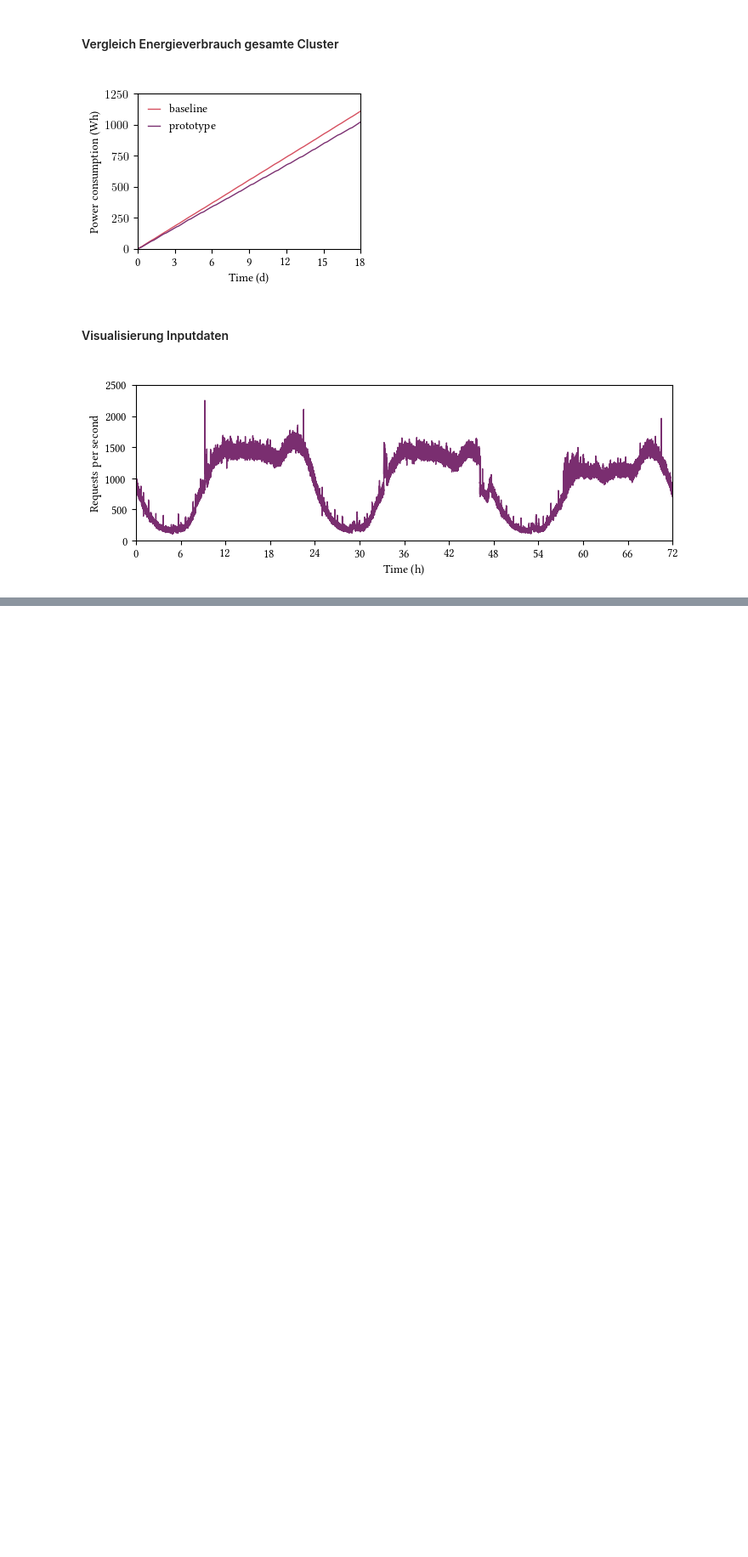
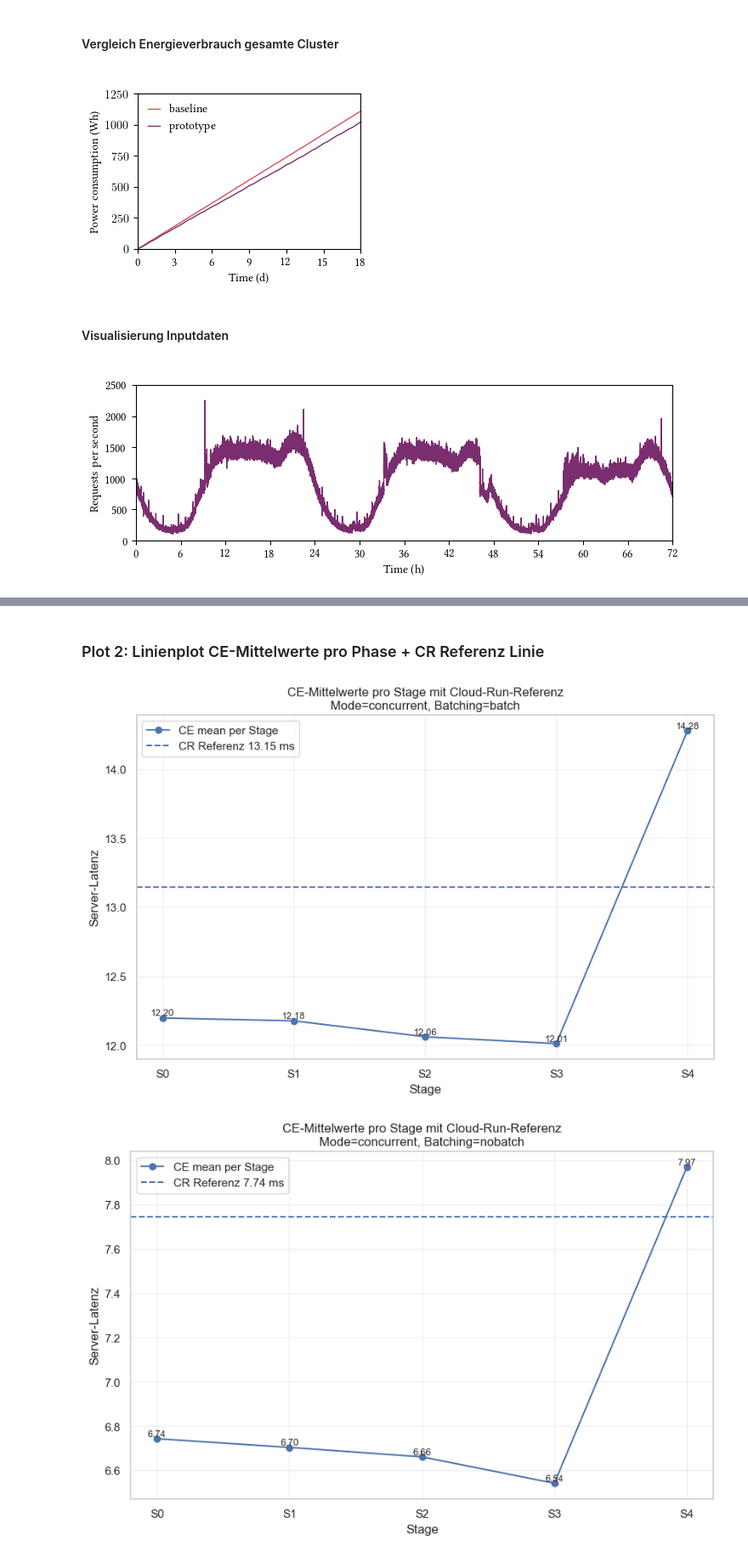
Before and after one commit to susannahufnagl/cloud-run-latency-analysis, a Jupyter notebook: analysis/Untitled.ipynb, the cells around one changed output, grey strips where cells are left out. Shown at 85% size. Saved outputs shown, nothing was run; the diff lists cells and outputs as text; code cells hidden in the pictures; blank space fills up the shorter version.

```diff
--- a/analysis/Untitled.ipynb
+++ b/analysis/Untitled.ipynb
@@ -1223,0 +715,6 @@ Passing `palette` without assigning `hue` is deprecated and will be removed in v
+# %%
+ce_run_stats_client, ce_stage_stats_client = aggregate_ce_by_stage(lat, metric_col="client_total_ms")
+ce_run_stats_client
+
+# ce_run_stats_client--> statisik pro run
+# ce_stage_stats_client --> statistik pro stage
@@ -1223,0 +1017,2 @@ Passing `palette` without assigning `hue` is deprecated and will be removed in v
+# %% [markdown]
+### Plot 2: Linienplot CE-Mittelwerte pro Phase + CR Referenz Linie
@@ -1223,0 +1059,61 @@ Passing `palette` without assigning `hue` is deprecated and will be removed in v
+# %%
+plot_ce_means_per_phase_with_cr_ref(
+    ce_phase_metrics_server,
+    cr_ref_server,   # sind server Referenzen
+    mode="concurrent",
+    batching="batch",
+    metric_label="Server-Latenz",
+)
+plot_ce_means_per_phase_with_cr_ref(
+    ce_phase_metrics_server,
+    cr_ref_server,   # sind server Referenzen
+    mode="concurrent",
+    batching="nobatch",
+    metric_label="Server-Latenz",
+)
+plot_ce_means_per_phase_with_cr_ref(
+    ce_phase_metrics_server,
+    cr_ref_server,   # sind server Referenzen
+    mode="independent",
+    batching="batch",
+    metric_label="Server-Latenz",
+)
+plot_ce_means_per_phase_with_cr_ref(
+    ce_phase_metrics_server,
+    cr_ref_server,   # sind server Referenzen
+    mode="independent",
+    batching="nobatch",
+    metric_label="Server-Latenz",
+)
+
+plot_ce_means_per_phase_with_cr_ref(
+    ce_phase_metrics_client,
+    cr_ref_client,
+    mode="concurrent",
+    batching="batch",
+    metric_label="Client-Latenz",
+)
+plot_ce_means_per_phase_with_cr_ref(
+    ce_phase_metrics_client,
+    cr_ref_client,
+    mode="concurrent",
+    batching="nobatch",
+    metric_label="Client-Latenz",
+)
+plot_ce_means_per_phase_with_cr_ref(
+    ce_phase_metrics_client,
+    cr_ref_client,
+    mode="independent",
+    batching="batch",
+    metric_label="Client-Latenz",
+)
+plot_ce_means_per_phase_with_cr_ref(
+    ce_phase_metrics_client,
+    cr_ref_client,
+    mode="independent",
+    batching="nobatch",
+    metric_label="Client-Latenz",
+)
+# %% [output]
+[figure, added]
+[figure, added]
```
Also changed, not shown: parts of 45 cells of this notebook, 3 other files.
